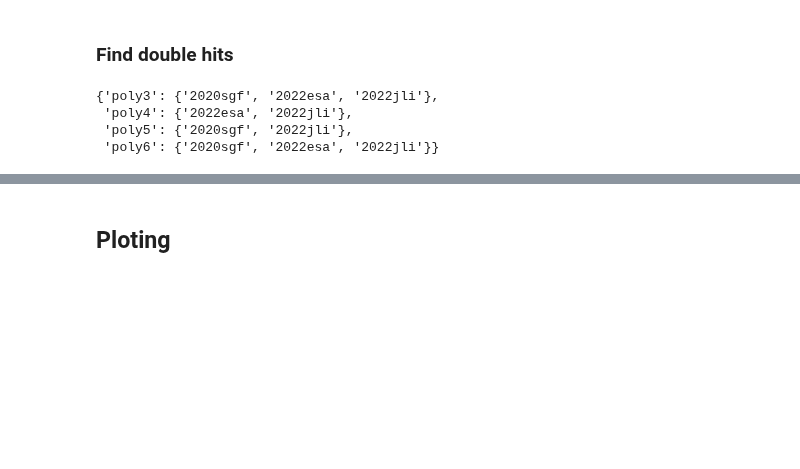
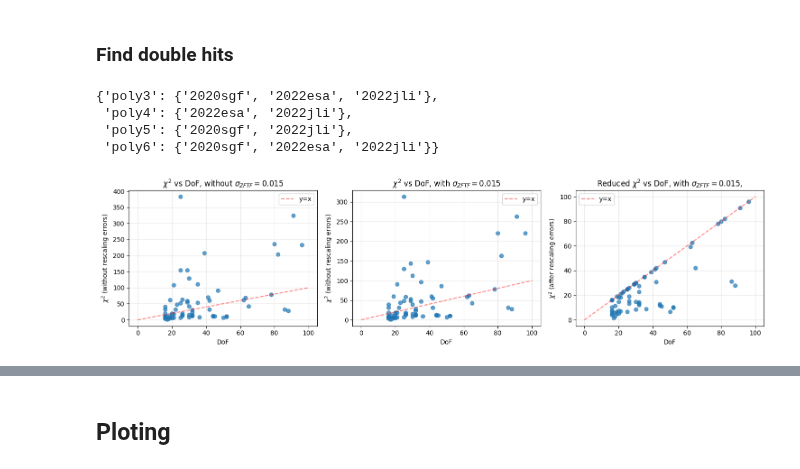
Before and after one commit to hoasaf3/sne_periodicity_search, a Jupyter notebook: periodicity_search.ipynb, the cells around one changed output, grey strips where cells are left out. Drawn from its saved outputs; the diff is of its cells as text; code cells hidden in the pictures; blank space fills up the shorter version.

Commit message:
Added 0.015 systematic

```diff
--- a/periodicity_search.ipynb
+++ b/periodicity_search.ipynb
@@ -378,3 +378,102 @@ double_hits
  'poly4': {'2022esa', '2022jli'},
  'poly5': {'2020sgf', '2022jli'},
  'poly6': {'2020sgf', '2022esa', '2022jli'}}
+# %%
+# find chi2 normalization factor
+import importlib
+
+import periodicity_tools
+importlib.reload(periodicity_tools)
+from periodicity_tools import analyze_candidate
+
+rows = []
+rows_without_sys = []
+bands_by_name = {}
+for entry in candidate_library:
+    bands_by_name.setdefault(entry["name"], set()).add(entry["fid"])
+
+dual_band_names = {
+    name for name, bands in bands_by_name.items()
+    if {1, 2}.issubset(bands)
+}
+
+for entry in candidate_library:
+    if entry["name"] not in dual_band_names:
+        continue
+
+    res = analyze_candidate(
+        entry["name"], entry["days"], entry["mags"], entry["errs"],
+        poly_deg=3,
+        systematic_error=0.015,
+    )
+
+    res_without_sys = analyze_candidate(
+        entry["name"], entry["days"], entry["mags"], entry["errs"],
+        poly_deg=3,
+        systematic_error=0.0,
+    )
+
+    rows.append({
+        "dof": res["dof"],
+        "chi2_red_initial": res["chi2_red_initial"],
+        "chi2_poly_initial": res["chi2_poly_initial"],
+        "chi2_poly": res["chi2_poly"],
+        "scale_factor_raw": res["scale_factor_raw"],
+        "scale_factor": res["scale_factor"],
+    })
+
+    rows_without_sys.append({
+        "dof": res_without_sys["dof"],
+        "chi2_poly_initial": res_without_sys["chi2_poly_initial"],
+    })
+
+chi2_norm_table = pd.DataFrame(rows)
+chi2_norm_table_without_sys = pd.DataFrame(rows_without_sys)
+
+# plot chi2 vs dof
+# chi2 should be relative like dof, so like y=x
+# if dots are on top of y=x, errors are underestimated and the normalization is needed
+
+fig, axes = plt.subplots(1, 3, figsize=(15, 4))
+
+axes[0].scatter(chi2_norm_table_without_sys["dof"], chi2_norm_table_without_sys["chi2_poly_initial"], alpha=0.7)
+axes[0].plot([0, 100], [0, 100], 'r--', alpha=0.5, label="y=x")
+axes[0].set_xlabel("DoF")
+axes[0].set_ylabel(r"$\chi^2$ (without rescaling errors)")
+axes[0].set_title(r"$\chi^2$ vs DoF, without $\sigma_{ZFTF}=0.015$")
+axes[0].legend()
+axes[0].grid(alpha=0.3)
+
+axes[1].scatter(chi2_norm_table["dof"], chi2_norm_table["chi2_poly_initial"], alpha=0.7)
+axes[1].plot([0, 100], [0, 100], 'r--', alpha=0.5, label="y=x")
+axes[1].set_xlabel("DoF")
+axes[1].set_ylabel(r"$\chi^2$ (without rescaling errors)")
+axes[1].set_title(r"$\chi^2$ vs DoF, with $\sigma_{ZFTF}=0.015$")
+axes[1].legend()
+axes[1].grid(alpha=0.3)
+
+axes[2].scatter(chi2_norm_table["dof"], chi2_norm_table["chi2_poly"], alpha=0.7)
+axes[2].plot([0, 100], [0, 100], 'r--', alpha=0.5, label="y=x")
+axes[2].set_xlabel("DoF")
+axes[2].set_ylabel(r"$\chi^2$ (after rescaling errors)")
+axes[2].set_title(r"Reduced $\chi^2$ vs DoF, with $\sigma_{ZFTF}=0.015$,")
+axes[2].legend()
+axes[2].grid(alpha=0.3)
+fig.savefig("Figures/chi2_subplots.png", dpi=300, bbox_inches="tight")
+plt.tight_layout()
+plt.show()
+
+fig2, ax2 = plt.subplots(figsize=(7, 5))
+
+ax2.scatter(chi2_norm_table["dof"], chi2_norm_table["chi2_poly_initial"],
+            alpha=0.7, label='Sample lightcurves')
+ax2.plot([0, 100], [0, 100], 'r--', alpha=0.5, label="y=x")
+ax2.set_xlabel("Degress of freedom")
+ax2.set_ylabel(r"$\chi^2$")
+ax2.legend()
+ax2.grid(alpha=0.3)
+
+fig2.savefig("Figures/chi2_vs_dof.png", dpi=300, bbox_inches="tight")
+plt.show()
+# %% [output]
+[figure, added]
```
Also changed, not shown: parts of 18 cells of this notebook.
